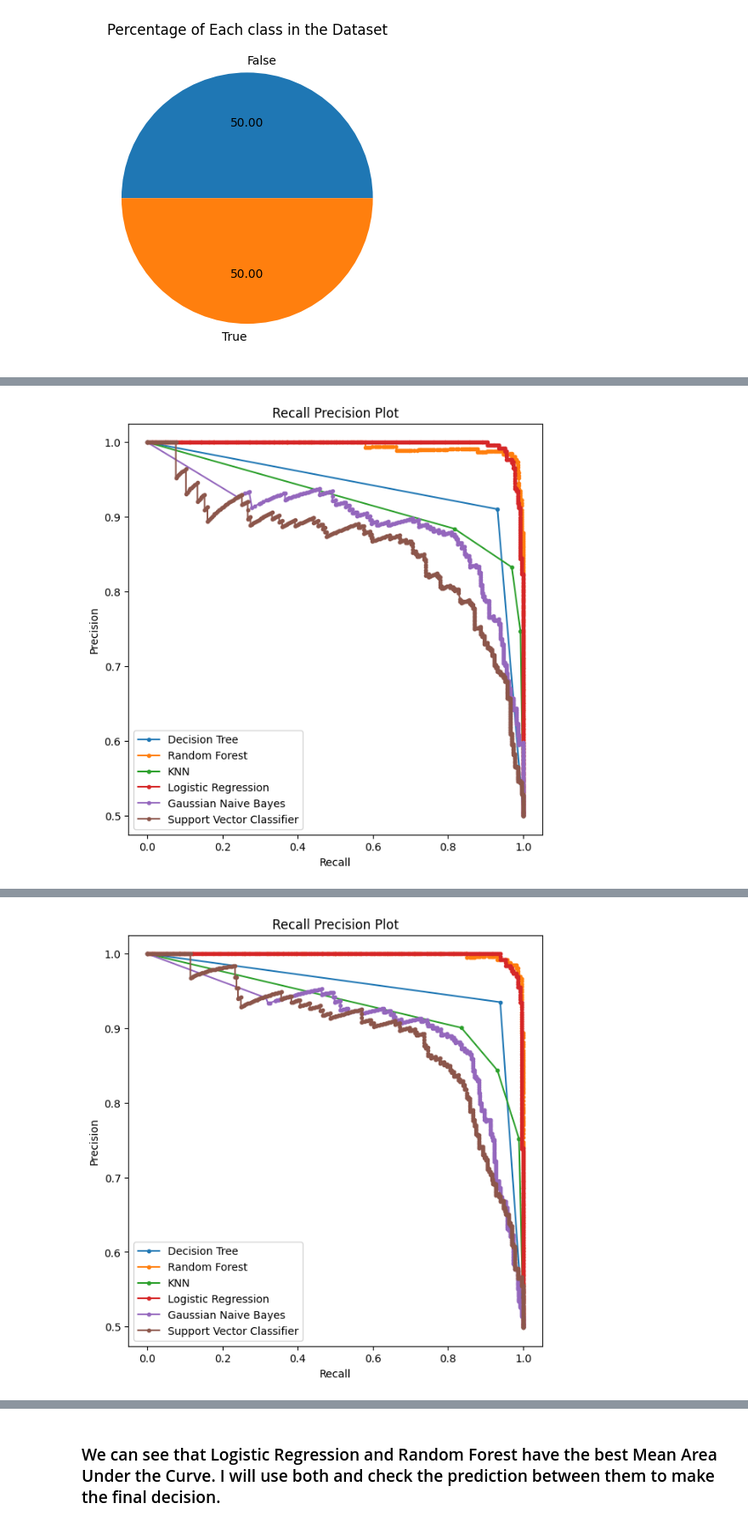
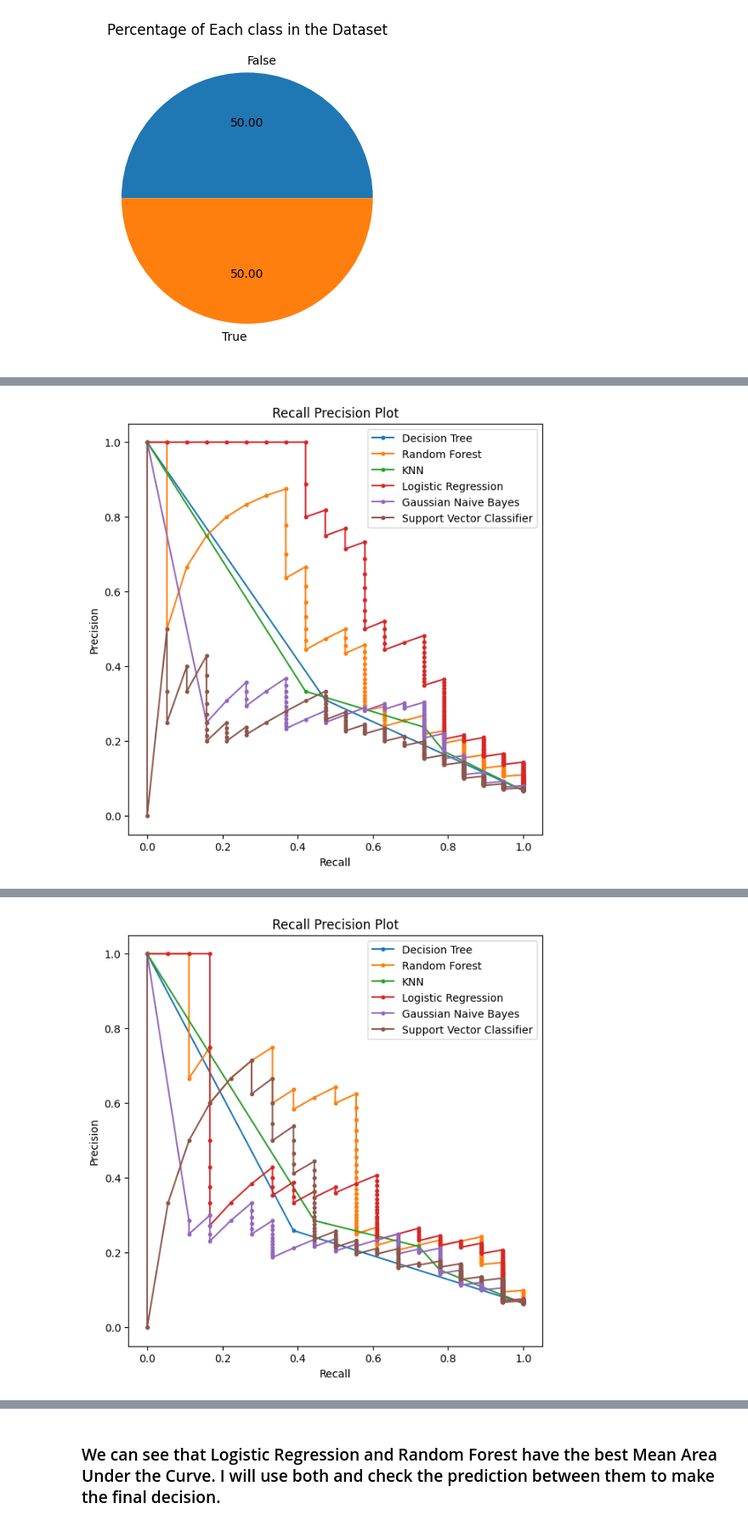
Before and after one commit to NikosGour/Data-Mining-Assignment, a Jupyter notebook: report.ipynb, the cells around one changed output, grey strips where cells are left out. Shown at 85% size. Saved outputs shown, nothing was run; the diff lists cells and outputs as text; code cells hidden in the pictures.

Commit message:
Classification finished

```diff
--- a/report.ipynb
+++ b/report.ipynb
@@ -88,8 +88,10 @@ Some columns are calculable (<code>Average audience</code>,<code>Budget recovere
 </table>
 # %%
 df.drop(columns=['Average critics ', 'Rotten Tomatoes vs Metacritic  deviance',
-       'Average audience ', 'Audience vs Critics deviance ','Opening weekend ($million)','Domestic gross ($million)',
-       'Foreign Gross ($million)','Worldwide Gross ($million)', ' of Gross earned abroad', ' Budget recovered',' Budget recovered opening weekend'],inplace=True)
+                 'Average audience ', 'Audience vs Critics deviance ', 'Opening weekend ($million)',
+                 'Domestic gross ($million)',
+                 'Foreign Gross ($million)', 'Worldwide Gross ($million)', ' of Gross earned abroad',
+                 ' Budget recovered', ' Budget recovered opening weekend'], inplace=True)
 # %% [markdown]
 ### Observations About Column Names
 - Naming is not very consistent across columns (trailing/leading spaces, two adjacent spaces).
@@ -763,7 +740,8 @@ Amount of row filled with imdb data : 1113 / 1401
 df['IMDB_RATING'] = df['IMDB_RATING'].fillna(df['IMDB_RATING'].mean())
 
 nan_imdb_rt_df = df[df['IMDB_RT_DIFFERENCE'].isna()]
-df.loc[df['IMDB_RT_DIFFERENCE'].isna(), 'IMDB_RT_DIFFERENCE'] = nan_imdb_rt_df['IMDB_RATING'] - nan_imdb_rt_df['RT_CRITICS']
+df.loc[df['IMDB_RT_DIFFERENCE'].isna(), 'IMDB_RT_DIFFERENCE'] = nan_imdb_rt_df['IMDB_RATING'] - nan_imdb_rt_df[
+    'RT_CRITICS']
 # %%
 x = len(df) - df['IMDB_RATING'].isna().sum()
 print(f"Amount of row filled with imdb data : {x} / {len(df)}")
@@ -1069,27 +1044,30 @@ svc_aucs = []
 # also we use stratified because the True/False ratio is 7:100, which means that if we didn't use the stratify strategy, it would be very likely that none of the training data would be of class True, and the model would be just classifying everything as false
 cv = StratifiedKFold(n_splits=5, shuffle=True)
 
-for i, (train_index, test_index) in enumerate(cv.split(X_resampled, y_resampled)):
+for i, (train_index, test_index) in enumerate(cv.split(X, y)):
     # Set the train and test sets
-    train_X = X_resampled.iloc[train_index]
-    train_y = y_resampled.iloc[train_index]
-    test_X = X_resampled.iloc[test_index]
-    test_y = y_resampled.iloc[test_index]
+    train_X = X.iloc[train_index]
+    train_y = y.iloc[train_index]
+    test_X = X.iloc[test_index]
+    test_y = y.iloc[test_index]
+
+    # Using SMOTE to bring the distribution of the classes to 50/50 so the classifier isn't affected this strongly
+    # from the majority class.
+    train_X,train_y = BorderlineSMOTE().fit_resample(train_X,train_y)
 
 
     # We need to scale the data inside the validation loop, so we don't leak any information about the test part of the dataset
-    train_X.loc[:,"OPENING_WEEKEND"] = opening_weekend_ss.fit_transform(train_X[['OPENING_WEEKEND']])
-    train_X.loc[:,"DOMESTIC_GROSS"] = domestic_gross_ss.fit_transform(train_X[['DOMESTIC_GROSS']])
-    train_X.loc[:,"FOREIGN_GROSS"] = foreign_gross_ss.fit_transform(train_X[['FOREIGN_GROSS']])
-    train_X.loc[:,"WORLDWIDE_GROSS"] = worldwide_gross_ss.fit_transform(train_X[['WORLDWIDE_GROSS']])
-    train_X.loc[:,"BUDGET"] = budget_ss.fit_transform(train_X[['BUDGET']])
+    train_X.loc[:, "OPENING_WEEKEND"] = opening_weekend_ss.fit_transform(train_X[['OPENING_WEEKEND']])
+    train_X.loc[:, "DOMESTIC_GROSS"] = domestic_gross_ss.fit_transform(train_X[['DOMESTIC_GROSS']])
+    train_X.loc[:, "FOREIGN_GROSS"] = foreign_gross_ss.fit_transform(train_X[['FOREIGN_GROSS']])
+    train_X.loc[:, "WORLDWIDE_GROSS"] = worldwide_gross_ss.fit_transform(train_X[['WORLDWIDE_GROSS']])
+    train_X.loc[:, "BUDGET"] = budget_ss.fit_transform(train_X[['BUDGET']])
 
-    test_X.loc[:,"OPENING_WEEKEND"] = opening_weekend_ss.transform(test_X[['OPENING_WEEKEND']])
-    test_X.loc[:,"DOMESTIC_GROSS"] = domestic_gross_ss.transform(test_X[['DOMESTIC_GROSS']])
-    test_X.loc[:,"FOREIGN_GROSS"] = foreign_gross_ss.transform(test_X[['FOREIGN_GROSS']])
-    test_X.loc[:,"WORLDWIDE_GROSS"] = worldwide_gross_ss.transform(test_X[['WORLDWIDE_GROSS']])
-    test_X.loc[:,"BUDGET"] = budget_ss.transform(test_X[['BUDGET']])
-
+    test_X.loc[:, "OPENING_WEEKEND"] = opening_weekend_ss.transform(test_X[['OPENING_WEEKEND']])
+    test_X.loc[:, "DOMESTIC_GROSS"] = domestic_gross_ss.transform(test_X[['DOMESTIC_GROSS']])
+    test_X.loc[:, "FOREIGN_GROSS"] = foreign_gross_ss.transform(test_X[['FOREIGN_GROSS']])
+    test_X.loc[:, "WORLDWIDE_GROSS"] = worldwide_gross_ss.transform(test_X[['WORLDWIDE_GROSS']])
+    test_X.loc[:, "BUDGET"] = budget_ss.transform(test_X[['BUDGET']])
 
     # Fit every model
     dt.fit(train_X, train_y)
@@ -1123,12 +1101,12 @@ for i, (train_index, test_index) in enumerate(cv.split(X_resampled, y_resampled)
     svc_precision, svc_recall, _ = precision_recall_curve(test_y, svc_probs)
 
     # Get the area under the curve for all the precision/recall curves
-    dt_auc = auc(dt_recall,dt_precision)
-    rf_auc = auc(rf_recall,rf_precision)
-    knn_auc = auc(knn_recall,knn_precision)
-    lr_auc = auc(lr_recall,lr_precision)
-    gnb_auc = auc(gnb_recall,gnb_precision)
-    svc_auc = auc(svc_recall,svc_precision)
+    dt_auc = auc(dt_recall, dt_precision)
+    rf_auc = auc(rf_recall, rf_precision)
+    knn_auc = auc(knn_recall, knn_precision)
+    lr_auc = auc(lr_recall, lr_precision)
+    gnb_auc = auc(gnb_recall, gnb_precision)
+    svc_auc = auc(svc_recall, svc_precision)
 
     # Saving the Areas Under Curve for each model
     dt_aucs.append(dt_auc)
@@ -1140,33 +1118,35 @@ for i, (train_index, test_index) in enumerate(cv.split(X_resampled, y_resampled)
 
     # Plot all the recall/precision curves and
     plt.figure(figsize=(7, 7))
     plt.plot(dt_recall, dt_precision, marker='.', label='Decision Tree')
-    plt.plot(rf_recall, rf_precision, marker='.', label='Random Forest' )
+    plt.plot(rf_recall, rf_precision, marker='.', label='Random Forest')
     plt.plot(knn_recall, knn_precision, marker='.', label='KNN')
     plt.plot(lr_recall, lr_precision, marker='.', label='Logistic Regression')
     plt.plot(gnb_recall, gnb_precision, marker='.', label='Gaussian Naive Bayes')
     plt.plot(svc_recall, svc_precision, marker='.', label='Support Vector Classifier')
 
     plt.title('Recall Precision Plot')
     plt.xlabel('Recall')
     plt.ylabel('Precision')
     plt.legend()
 
     plt.show()
+    lr_probs = lr.predict(test_X)
     print(f"Decision Tree: AUC = {dt_auc:.3f}")
     print(f"Random Forest: AUC = {rf_auc:.3f}")
     print(f"K Nearest Neighbors: AUC = {knn_auc:.3f}")
     print(f"Logistic Regression: AUC = {lr_auc:.3f}")
     print(f"Gaussian Naive Bayes: AUC = {gnb_auc:.3f}")
     print(f"Support Vector Classifier: AUC = {svc_auc:.3f}")
+    print(classification_report(test_y,lr_probs))
+    # print(confusion_matrix(test_y,lr_probs))
     print('-' * 100)
-
 
 print(f"Decision Tree: Mean AUC = {np.mean(dt_aucs):.3f}")
 print(f"Random Forest: Mean AUC = {np.mean(rf_aucs):.3f}")
 print(f"K Nearest Neighbors: Mean AUC = {np.mean(knn_aucs):.3f}")
 print(f"Logistic Regression: Mean AUC = {np.mean(lr_aucs):.3f}")
 print(f"Gaussian Naive Bayes: Mean AUC = {np.mean(gnb_aucs):.3f}")
 print(f"Support Vector Classifier: Mean AUC = {np.mean(svc_aucs):.3f}")
 # %% [output]
-[figure, old version]
+[figure, new version]
@@ -1179,2 +1170,2 @@ Support Vector Classifier: AUC = 0.863
 ----------------------------------------------------------------------------------------------------
-[figure, old version]
+[figure, new version]
```
Also changed, not shown: parts of 42 cells of this notebook, 1 other file.
